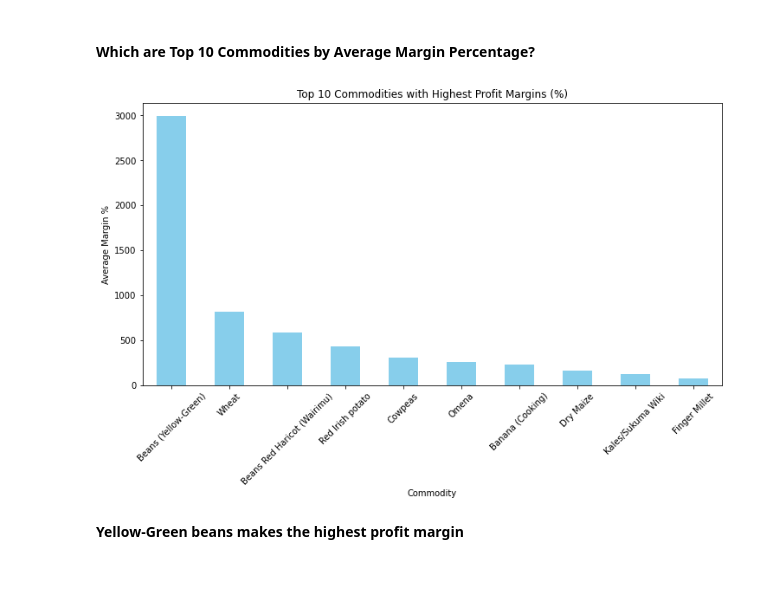
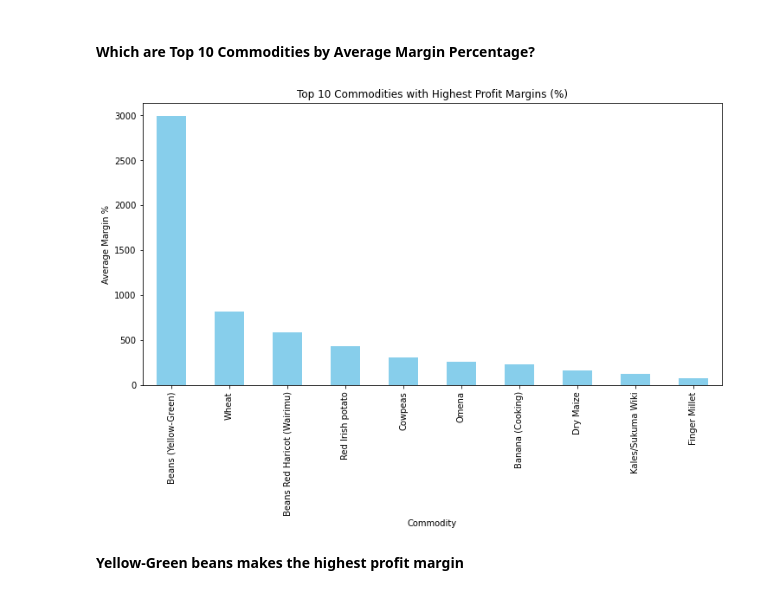
Before and after one commit to Victor-Mufasa/Agricultural-Commodity-Price-Forecasting, a Jupyter notebook: notebook/Sharon.ipynb, the cells around one changed output. Cells and saved outputs as stored; diff of their text form; code cells hidden in the pictures.

Commit message:
Added visuals

```diff
--- a/notebook/Sharon.ipynb
+++ b/notebook/Sharon.ipynb
@@ -214,12 +214,11 @@ memory usage: 3.2+ MB
 # %%
 plt.figure(figsize=(12, 6))
 data.groupby('Commodity')['Margin_Percentage'].mean().sort_values(ascending=False).head(10).plot(kind='bar', color='skyblue')
 plt.title('Top 10 Commodities with Highest Profit Margins (%)')
 plt.ylabel('Average Margin %')
-plt.xticks(rotation=45)
 plt.show()
 # %% [output]
-[figure, old version]
+[figure, new version]
 # %% [markdown]
 **Yellow-Green beans makes the highest profit margin**
 # %% [markdown]
```
Also changed, not shown: parts of 10 cells of this notebook.
